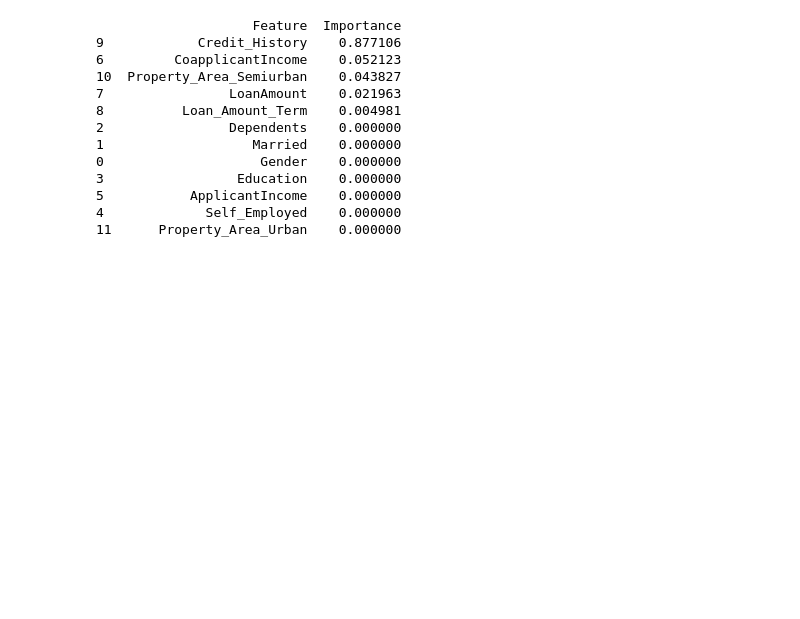
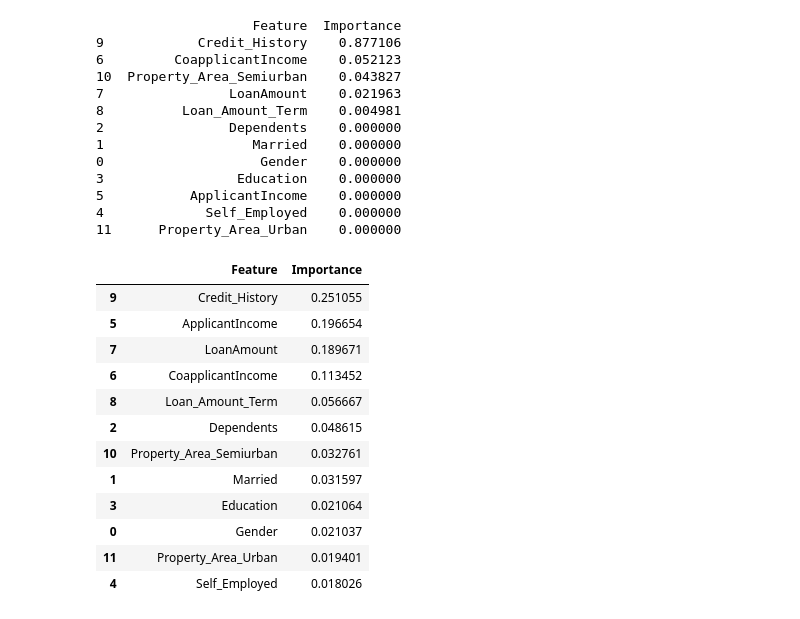
Before and after one commit to Ayusshi/loan_approval_prediction, a Jupyter notebook: notebooks/loan_approval_prediction.ipynb, the cells around one changed output. Cells and saved outputs as stored; diff of their text form; code cells hidden in the pictures; blank space fills up the shorter version.

```diff
--- a/notebooks/loan_approval_prediction.ipynb
+++ b/notebooks/loan_approval_prediction.ipynb
@@ -317,3 +380,30 @@ print(importance)
 5           ApplicantIncome    0.000000
 4             Self_Employed    0.000000
 11      Property_Area_Urban    0.000000
+# %%
+# random forest
+feature_importance = pd.DataFrame({
+    "Feature": X.columns,
+    "Importance": rf_model.feature_importances_
+})
+
+feature_importance = feature_importance.sort_values(
+    by="Importance",
+    ascending=False
+)
+
+feature_importance
+# %% [output]
+|  | Feature | Importance |
+| 9 | Credit_History | 0.251055 |
+| 5 | ApplicantIncome | 0.196654 |
+| 7 | LoanAmount | 0.189671 |
+| 6 | CoapplicantIncome | 0.113452 |
+| 8 | Loan_Amount_Term | 0.056667 |
+| 2 | Dependents | 0.048615 |
+| 10 | Property_Area_Semiurban | 0.032761 |
+| 1 | Married | 0.031597 |
+| 3 | Education | 0.021064 |
+| 0 | Gender | 0.021037 |
+| 11 | Property_Area_Urban | 0.019401 |
+| 4 | Self_Employed | 0.018026 |
```
Also changed, not shown: parts of 26 cells of this notebook.
